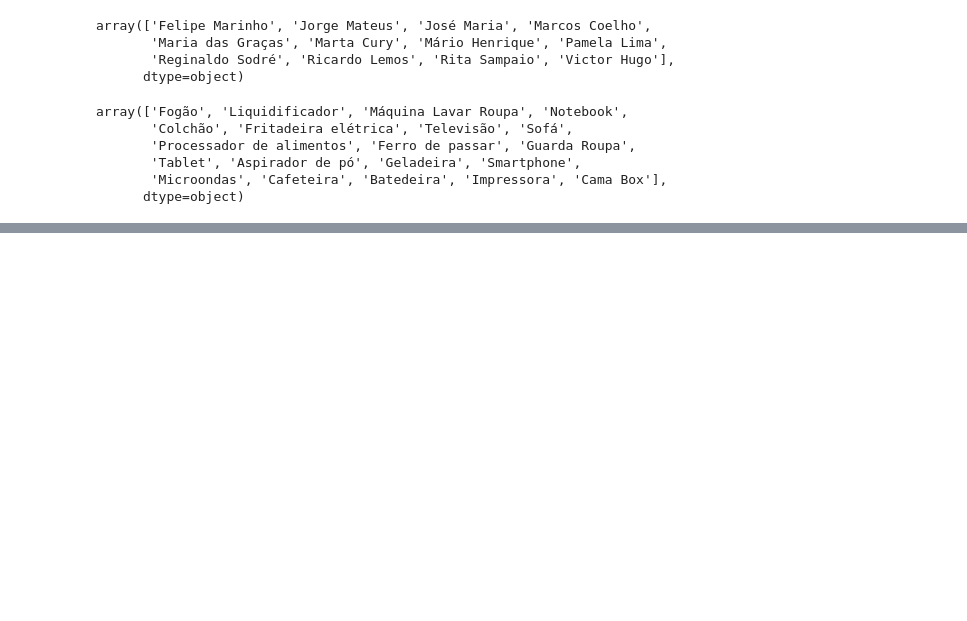
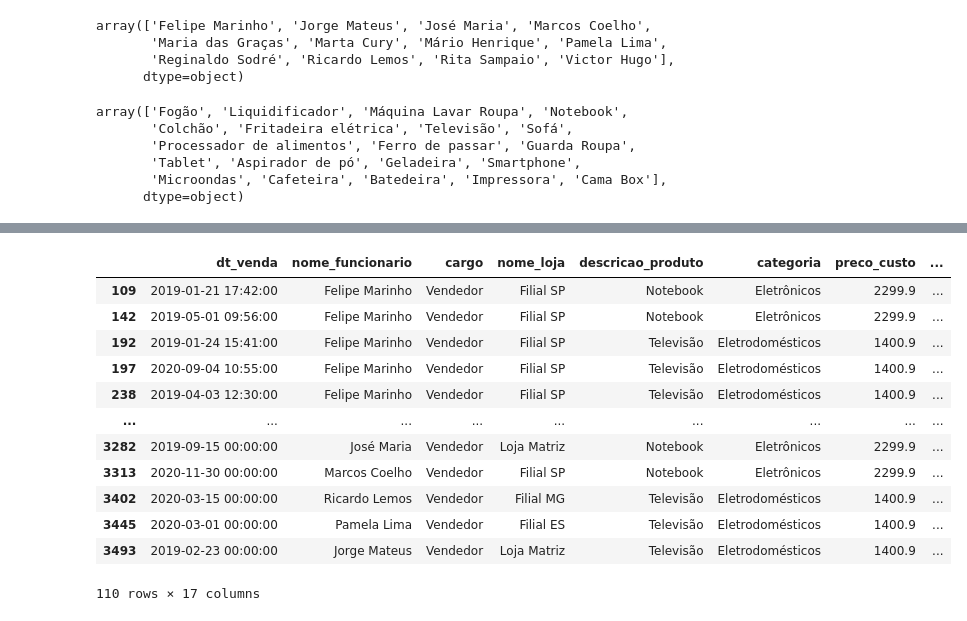
Before and after one commit to maryreginaf15/AnaliseDeDaDosComIA, a Jupyter notebook: AnaliseDescritiva.ipynb, the cells around one changed output, grey strips where cells are left out. Saved outputs shown, nothing was run; the diff lists cells and outputs as text; code cells hidden in the pictures; blank space fills up the shorter version.

```diff
--- a/AnaliseDescritiva.ipynb
+++ b/AnaliseDescritiva.ipynb
@@ -266,0 +294,17 @@ array(['Fogão', 'Liquidificador', 'Máquina Lavar Roupa', 'Notebook',
+# %%
+filtro_fatura = df_final['valor_final'] > 8000
+df_final[filtro_fatura]
+# %% [output]
+|  | dt_venda | nome_funcionario | cargo | nome_loja | descricao_produto | categoria | preco_custo | ... |
+| 109 | 2019-01-21 17:42:00 | Felipe Marinho | Vendedor | Filial SP | Notebook | Eletrônicos | 2299.9 | ... |
+| 142 | 2019-05-01 09:56:00 | Felipe Marinho | Vendedor | Filial SP | Notebook | Eletrônicos | 2299.9 | ... |
+| 192 | 2019-01-24 15:41:00 | Felipe Marinho | Vendedor | Filial SP | Televisão | Eletrodomésticos | 1400.9 | ... |
+| 197 | 2020-09-04 10:55:00 | Felipe Marinho | Vendedor | Filial SP | Televisão | Eletrodomésticos | 1400.9 | ... |
+| 238 | 2019-04-03 12:30:00 | Felipe Marinho | Vendedor | Filial SP | Televisão | Eletrodomésticos | 1400.9 | ... |
+| ... | ... | ... | ... | ... | ... | ... | ... | ... |
+| 3282 | 2019-09-15 00:00:00 | José Maria | Vendedor | Loja Matriz | Notebook | Eletrônicos | 2299.9 | ... |
+| 3313 | 2020-11-30 00:00:00 | Marcos Coelho | Vendedor | Filial SP | Notebook | Eletrônicos | 2299.9 | ... |
+| 3402 | 2020-03-15 00:00:00 | Ricardo Lemos | Vendedor | Filial MG | Televisão | Eletrodomésticos | 1400.9 | ... |
+| 3445 | 2020-03-01 00:00:00 | Pamela Lima | Vendedor | Filial ES | Televisão | Eletrodomésticos | 1400.9 | ... |
+| 3493 | 2019-02-23 00:00:00 | Jorge Mateus | Vendedor | Loja Matriz | Televisão | Eletrodomésticos | 1400.9 | ... |
+110 rows × 17 columns
```
Also changed, not shown: parts of 23 cells of this notebook.
